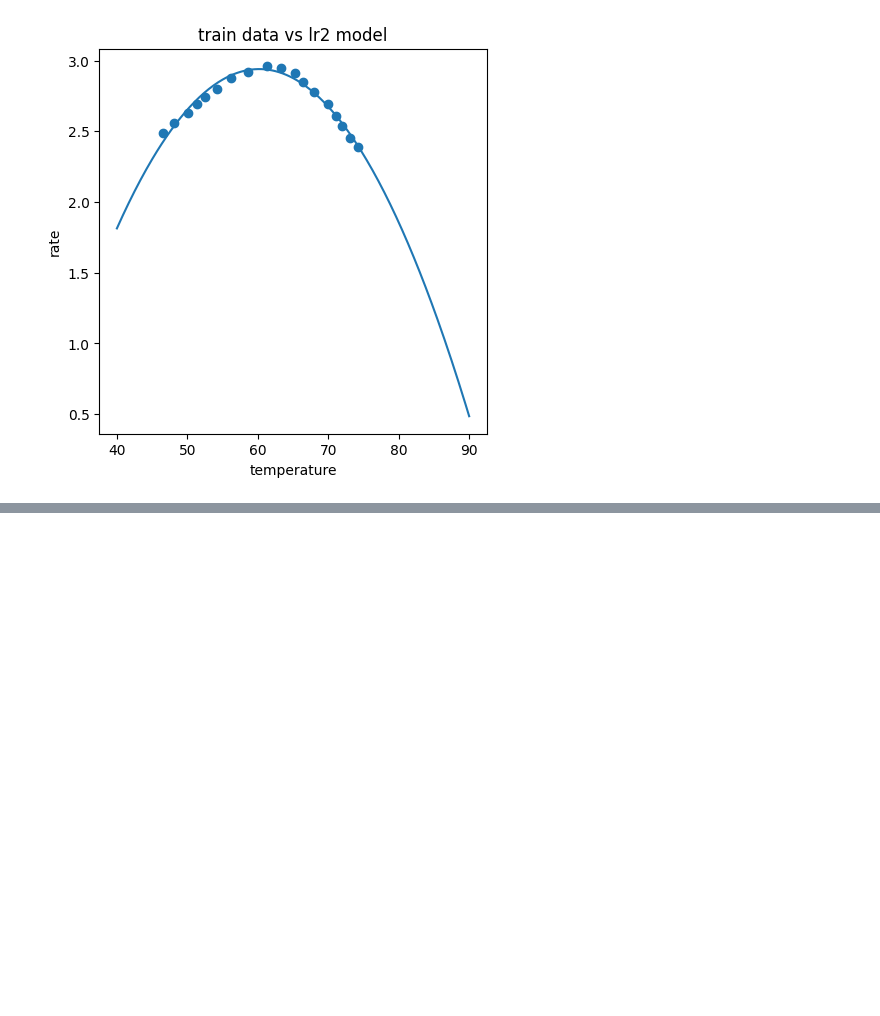
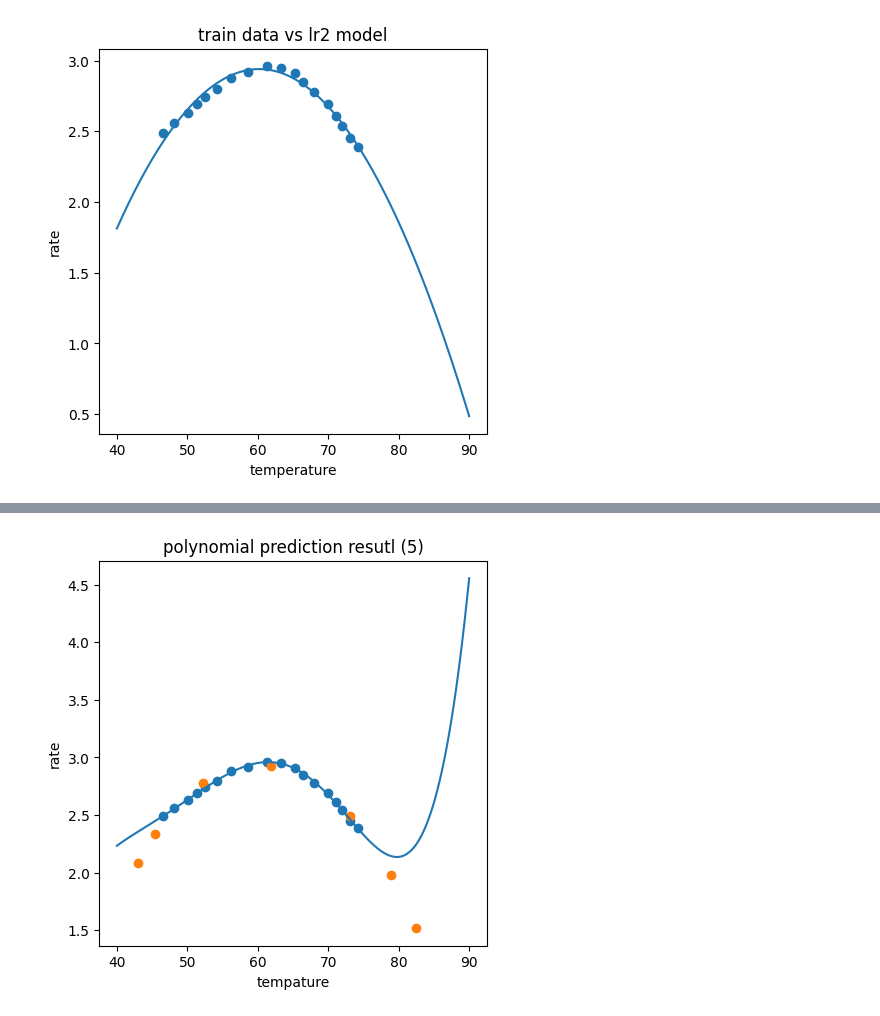
Before and after one commit to skywalkeryin/ai_course, a Jupyter notebook: chapter5/course_code/temperature_rate_regression-checkpoint.ipynb, the cells around one changed output, grey strips where cells are left out. Saved outputs shown, nothing was run; the diff lists cells and outputs as text; code cells hidden in the pictures; blank space fills up the shorter version.

```diff
--- a/chapter5/course_code/temperature_rate_regression-checkpoint.ipynb
+++ b/chapter5/course_code/temperature_rate_regression-checkpoint.ipynb
@@ -173,0 +267,12 @@ plot_model(X_train, y_train, X_range, y_range_predict_2, "train data vs lr2 mode
+# %%
+fig4 = plt.figure(figsize=(5, 5))
+plt.plot(X_range, y_5_predict)
+plt.scatter(X_train,y_train)
+plt.scatter(X_test,y_test)
+
+plt.title("polynomial prediction resutl (5)")
+plt.xlabel("tempature")
+plt.ylabel("rate")
+plt.show()
+# %% [output]
+[figure, added]
```
Also changed, not shown: parts of 17 cells of this notebook, 8 other files.
